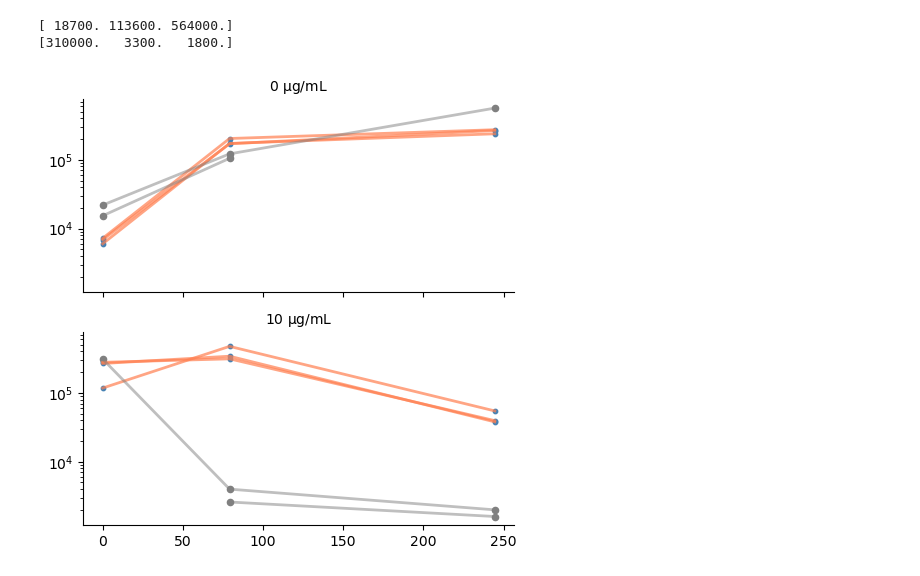
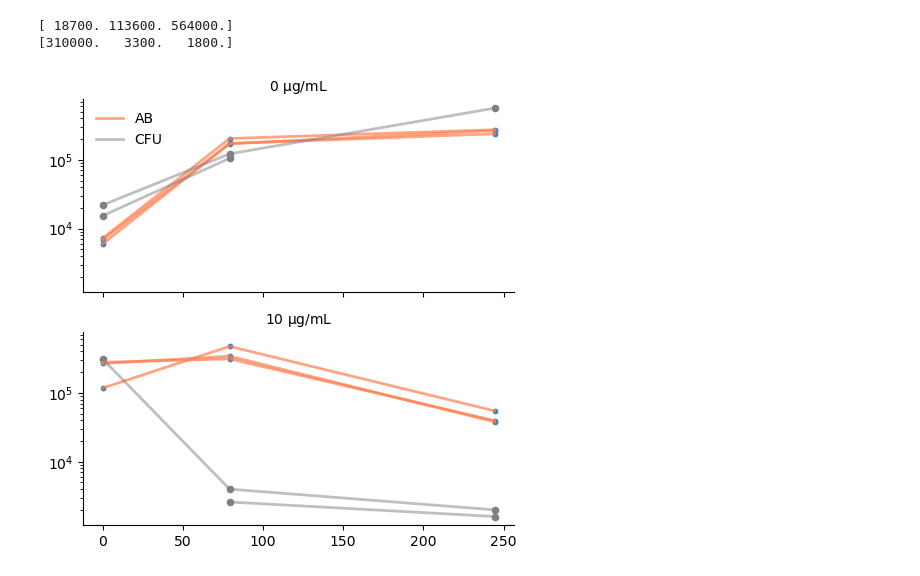
Before and after one commit to eshanking/time-kill-protocol, a Jupyter notebook: data/experiment_code/cfu_validation.ipynb, the cells around one changed output. Drawn from its saved outputs; the diff is of its cells as text; code cells hidden in the pictures.

```diff
--- a/data/experiment_code/cfu_validation.ipynb
+++ b/data/experiment_code/cfu_validation.ipynb
@@ -164,33 +164,39 @@ ax_list = ax_list.flatten()
 row_indx = 0
 for key in cell_count_mean.keys():
     ax = ax_list[row_indx]
     cell_count_t = cell_count_raw[key]
 
     for i in range(3):
         ax.scatter(time,cell_count_t[i,:],color='steelblue',alpha=1,s=10)
         ax.plot(time,cell_count_t[i,:],color='coral',alpha=0.7,linewidth=2,label='AB')
 
     # ax.errorbar(time,cell_count_mean[key],yerr=cell_count_err[key],fmt='o',label=key)
     # ax.scatter(time,mean_dict[key],label=key)
     # ax.set_xscale('log')
     ax.set_title(str(key) + ' $\mathrm{\mu}$g/mL',fontsize=10)
     ax.set_yscale('log')
     ax.spines['right'].set_visible(False)
     ax.spines['top'].set_visible(False)
     row_indx += 1
 
 # ax_list[0].plot(time,ctx0_mean,color='black',linewidth=2)
 
 for key in ctx0_raw.keys():
     ax_list[0].scatter(time,ctx0_raw[key],color='gray',alpha=1,s=20)
-    ax_list[0].plot(time,ctx0_raw[key],color='gray',alpha=0.5,linewidth=2)
+    ax_list[0].plot(time,ctx0_raw[key],color='gray',alpha=0.5,linewidth=2,label='CFU')
 
 for key in ctx10_raw.keys():
     ax_list[1].scatter(time,ctx10_raw[key],color='gray',alpha=1,s=20)
-    ax_list[1].plot(time,ctx10_raw[key],color='gray',alpha=0.5,linewidth=2)
+    ax_list[1].plot(time,ctx10_raw[key],color='gray',alpha=0.5,linewidth=2,label='CFU')
+
+# plot only unique legend entries
+
+handles, labels = ax_list[0].get_legend_handles_labels()
+by_label = dict(zip(labels, handles))
+ax_list[0].legend(by_label.values(), by_label.keys(),frameon=False)
 
 fig.tight_layout()
 
 fig.savefig('../../figures/time_kill_11092023_cell_count.pdf',bbox_inches='tight')
 # %% [output]
-[figure, old version]
+[figure, new version]
```
Also changed, not shown: 3 other files.
